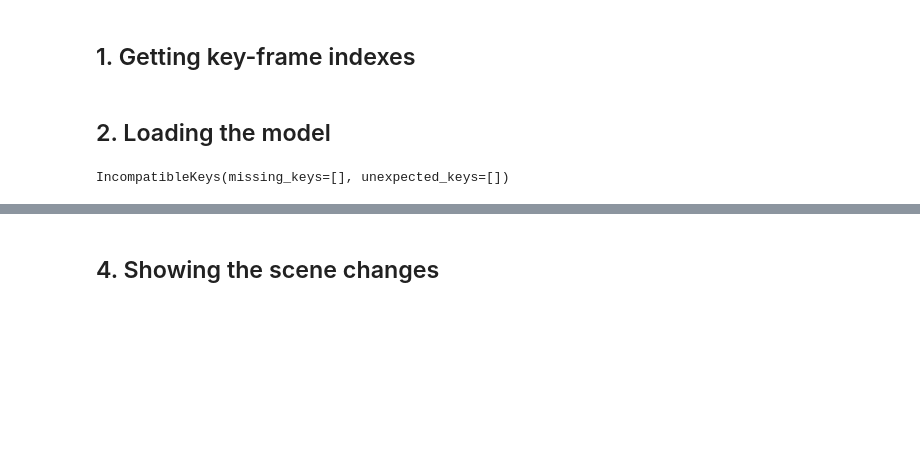
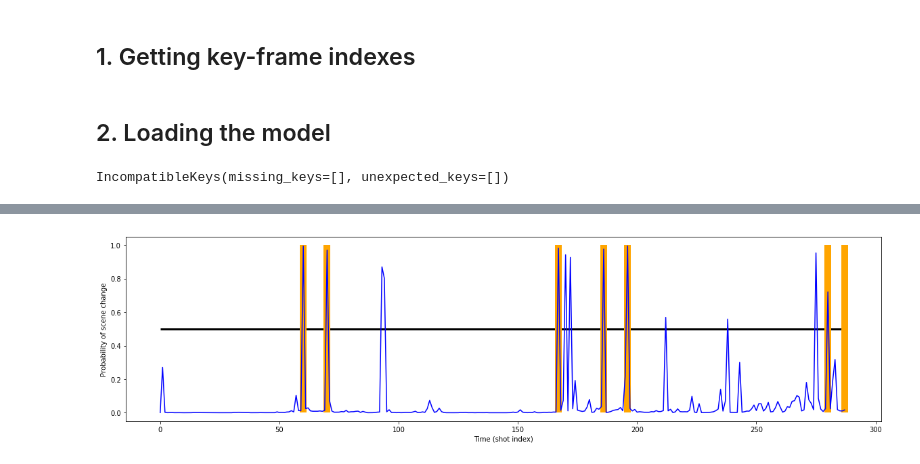
Before and after one commit to TristanGomez44/sceneDetection, a Jupyter notebook: code/Scene detection demo.ipynb, the cells around one changed output, grey strips where cells are left out. Saved outputs shown, nothing was run; the diff lists cells and outputs as text; code cells hidden in the pictures; blank space fills up the shorter version.

```diff
--- a/code/Scene detection demo.ipynb
+++ b/code/Scene detection demo.ipynb
@@ -67,31 +69,49 @@ IncompatibleKeys(missing_keys=[], unexpected_keys=[])
 # %%
 video = pims.Video(videoPath)
 
 if not os.path.exists("res50_res50_biconvScoInitAtt_youtLarg_7_epoch462_{}.csv".format(videoName)):
 
     N = 10 #The model reads the first N shots at the same time, then the next N shots, etc.
     imgSize = 299
 
 
     #This separates the frame indexes into several batches which size is close to N
     split_keyFrameInds = np.array_split(keyFrameInds,len(keyFrameInds)//N+(len(keyFrameInds)%N != 0))
 
     normalize = transforms.Normalize(mean=[0.485, 0.456, 0.406], std=[0.229, 0.224, 0.225])
     preproc = transforms.Compose([transforms.ToPILImage(),transforms.CenterCrop(imgSize),transforms.ToTensor(),normalize])
 
     allScores = []
 
     for frameInds in split_keyFrameInds:
 
         frameSeq = torch.cat(list(map(lambda x:preproc(video[x]).unsqueeze(0),np.array(frameInds))),dim=0).unsqueeze(0)
         scores = model(frameSeq,None).data
         allScores.append(scores.squeeze(0))
 
     scores = torch.cat(allScores,dim=0)
     scores = np.concatenate((keyFrameInds[np.newaxis],scores[np.newaxis,:]),axis=1)
 
     np.savetxt("res50_res50_biconvScoInitAtt_youtLarg_7_epoch462_{}.csv".format(videoName),scores)
 else:
     scores = np.genfromtxt("res50_res50_biconvScoInitAtt_youtLarg_7_epoch462_{}.csv".format(videoName))
+
+plt.figure(figsize=(20,5))
+
+#Decision threshold
+plt.hlines([0.5],0,len(scores),linewidths=3,color='black')
+
+#Plot the scores
+plt.plot(np.arange(len(scores)),scores[:,1],color="blue",label="Scene change score")
+
+#Plot the GT
+if not os.path.exists("Sintel_targ.csv"):
+    subprocess.call("gdown https://drive.google.com/uc?id=129dQBUUzYjdlJYoy2nOX8yLSccS7Izam",shell=True)
+gt = np.genfromtxt("Sintel_targ.csv")
+plt.vlines(gt.nonzero(),0,1,linewidths=10,color='orange')
+
+plt.xlabel("Time (shot index)")
+plt.ylabel("Probability of scene change")
+plt.show()
+# %% [output]
+[figure, added]
-# %% [markdown]
-## 4. Showing the scene changes
```
Also changed, not shown: parts of 6 cells of this notebook.
